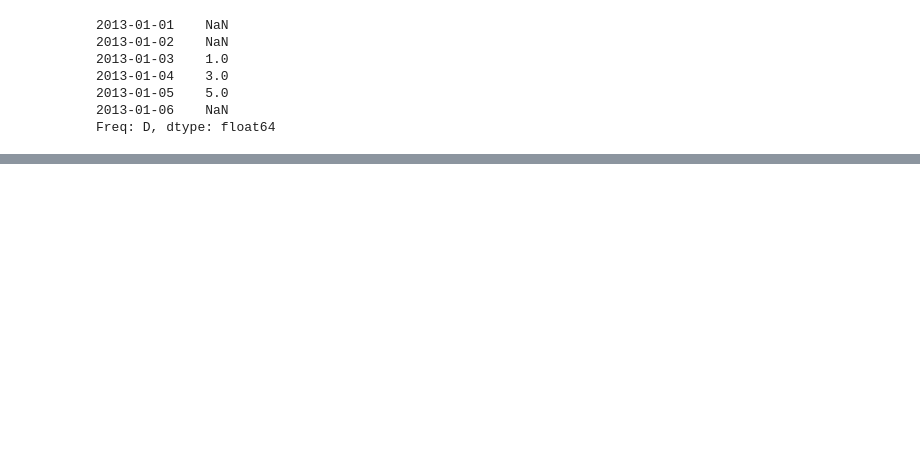
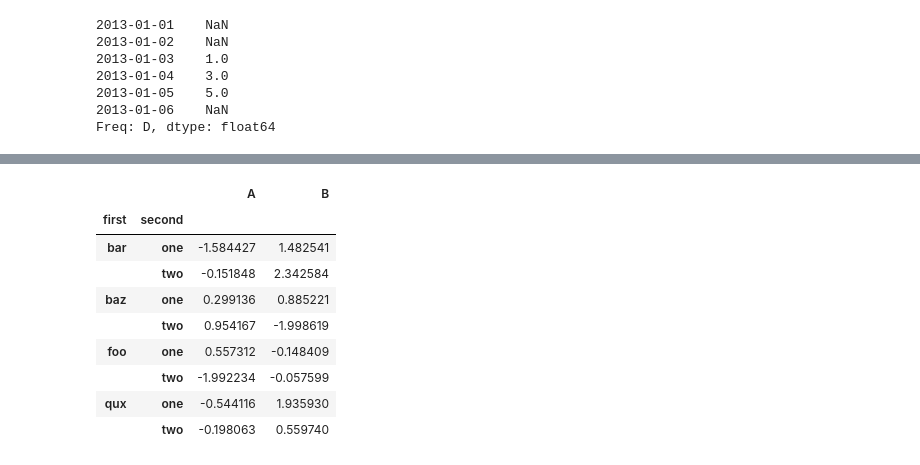
Before and after one commit to DingYuan0118/LearnMachineLearning, a Jupyter notebook: LearnPandas/UserGuide_v1.ipynb, the cells around one changed output, grey strips where cells are left out. Saved outputs shown, nothing was run; the diff lists cells and outputs as text; code cells hidden in the pictures; blank space fills up the shorter version.

```diff
--- a/LearnPandas/UserGuide_v1.ipynb
+++ b/LearnPandas/UserGuide_v1.ipynb
@@ -426,3 +426,8 @@ s.value_counts()
 3    1
 2    1
 dtype: int64
+# %%
+tuples = list(zip(*[['bar', 'bar', 'baz', 'baz',
+                      'foo', 'foo', 'qux', 'qux'],
+                    ['one', 'two', 'one', 'two',
+                     'one', 'two', 'one', 'two']]))
@@ -428,0 +445,17 @@ dtype: int64
+# %%
+index = pd.MultiIndex.from_tuples(tuples, names=["first", "second"])
+# %%
+df = pd.DataFrame(np.random.randn(8, 2), index=index, columns=["A", "B"])
+# %%
+df
+# %% [output]
+|  |  | A | B |
+| first | second |  |  |
+| bar | one | -1.584427 | 1.482541 |
+|  | two | -0.151848 | 2.342584 |
+| baz | one | 0.299136 | 0.885221 |
+|  | two | 0.954167 | -1.998619 |
+| foo | one | 0.557312 | -0.148409 |
+|  | two | -1.992234 | -0.057599 |
+| qux | one | -0.544116 | 1.935930 |
+|  | two | -0.198063 | 0.559740 |
```
Also changed, not shown: parts of 50 cells of this notebook.
